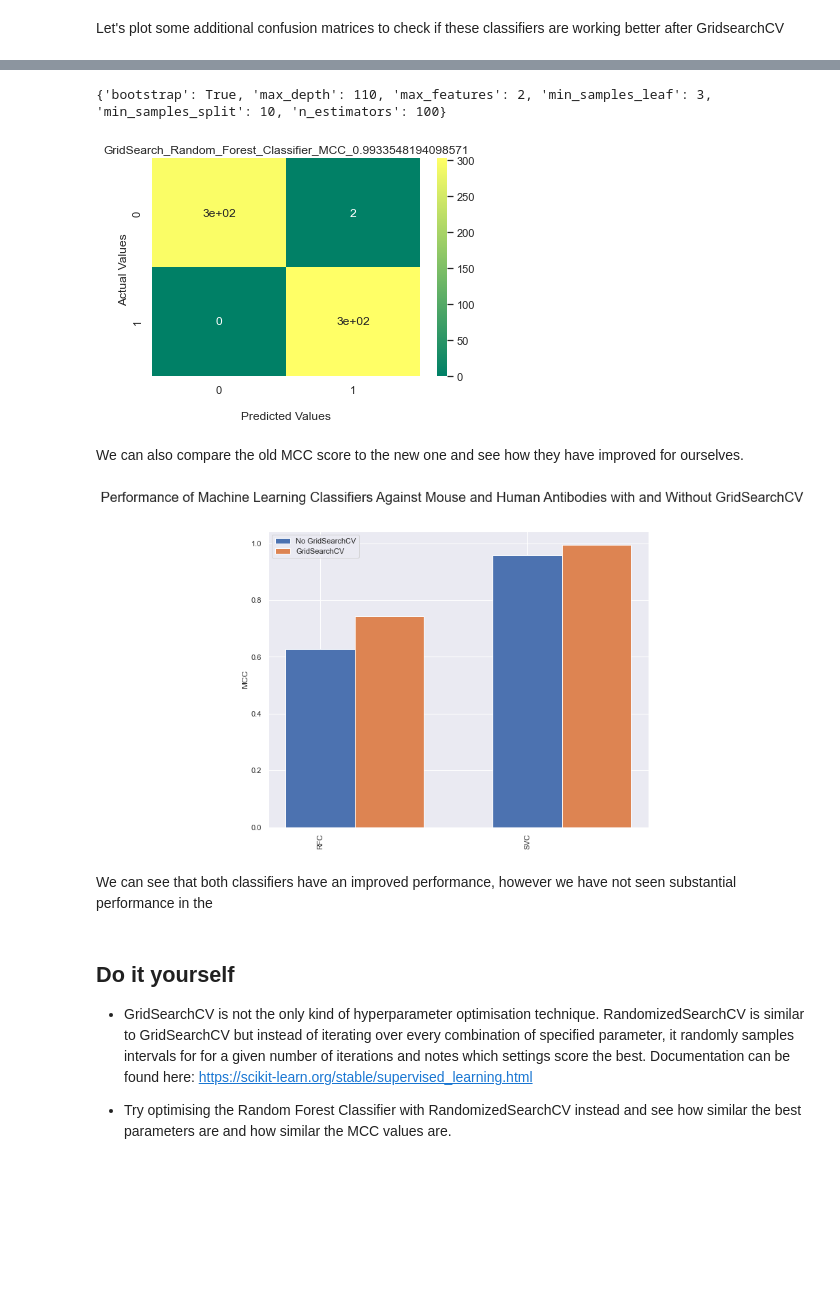
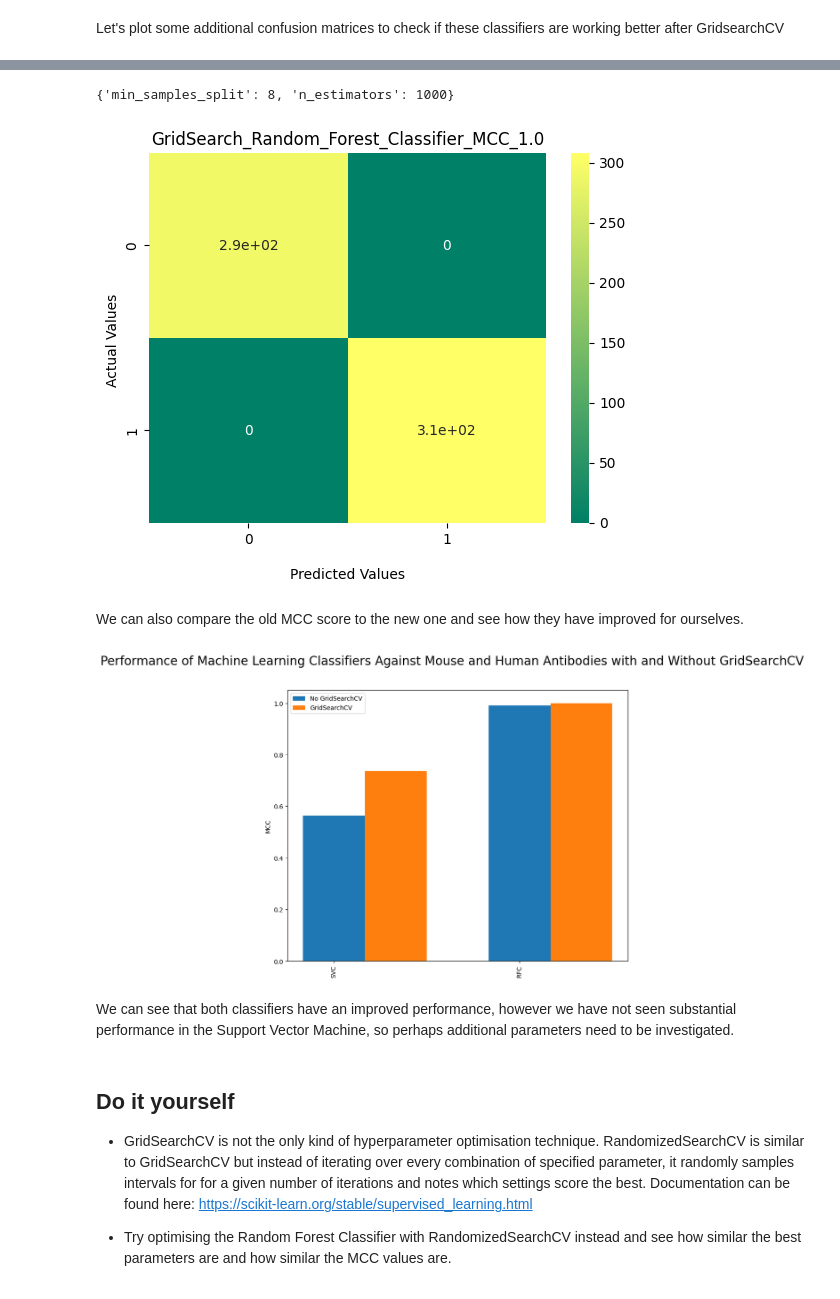
Before and after one commit to AdamTest24/Antibody_Materials, a Jupyter notebook: Mouse_0_Human_1_Clustering_Saba.ipynb, the cells around one changed output, grey strips where cells are left out. Saved outputs shown, nothing was run; the diff lists cells and outputs as text; code cells hidden in the pictures; blank space fills up the shorter version.

```diff
--- a/Mouse_0_Human_1_Clustering_Saba.ipynb
+++ b/Mouse_0_Human_1_Clustering_Saba.ipynb
@@ -204,12 +206,16 @@ Here is our list of classifiers that we will loop through to see which is the be
 # %%
 n=2
 RANDOM_SEED=42
+
+
+
+#    'KNeighbours': KNeighborsClassifier(2),
+ #   'Guassian':GaussianMixture(n_components=n),
+ #   'KMeans': KMeans(n_clusters=n) ,
+
 classifiers = {
-    'Guassian':GaussianMixture(n_components=n),
-    'KMeans': KMeans(n_clusters=n) ,
-    'KNeighbours': KNeighborsClassifier(2),
     'SVC':SVC(kernel="linear", C=0.025),
-   'SVC2': SVC(gamma=2, C=1),
+    'SVC2': SVC(gamma=2, C=1),
     'DecisionTree': DecisionTreeClassifier(max_depth=5),
     'RFC': RandomForestClassifier(max_depth=5, n_estimators=10, max_features=1),
     'MLPC': MLPClassifier(alpha=1, max_iter=1000),
@@ -243,11 +249,11 @@ for i in classifiers:
     y_predict1 = clf_1.predict(X_test)
     scoring = matthews_corrcoef(y_test, y_predict1)
     scores.append(scoring)
-    cf_matrix1 = confusion_matrix(y_test, y_predict1)
-    ax1 = sns.heatmap(cf_matrix1, annot=True, cmap='summer')
-    title = str(str(i) + "_MCC_"+str(scoring))
+    confusion_matrix = metrics.confusion_matrix(y_test, y_predict1)
+    ax1 = sns.heatmap(confusion_matrix, annot=True, cmap='summer')
+    title = str(i)
     ax1.set_title(title);
-    ax1.set_xlabel('Predicted Values')
+    ax1.set_xlabel('\nPredicted Values')
     ax1.set_ylabel('Actual Values ');
     plt.show()
 # %% [output]
@@ -289,9 +292,8 @@ It is important to know that not all classifiers have the capacity for GridSearc
 N.B. These processes will likely take a few minutes.
 # %%
 ##GridsearchCV of SVC Model####
-param_grid = {'C':[1,10,100,1000],
-              'gamma':[2,1,0.1,0.001],
-              'kernel':['linear','rbf']
+param_grid = {'C':[1],
+              'gamma':[1,0.001],
 }
 
 svc = SVC()
@@ -322,12 +308,8 @@ KeyboardInterrupt:
 ##GridsearchCV of RFC Model####
 
 param_grid = {
-    'bootstrap': [True],
-    'max_depth': [80, 90, 100, 110],
-    'max_features': [2, 3],
-    'min_samples_leaf': [3, 4, 5],
-    'min_samples_split': [8, 10, 12],
-    'n_estimators': [100, 200, 300, 1000]
+    'min_samples_split': [8, 12],
+    'n_estimators': [100, 1000]
 }
 # Create a based model
 rf = RandomForestClassifier()
@@ -352,19 +343,19 @@ plt.show()
 # %%
 ##Plot RFC GRID SEARCH CONFUSION MATRIX###
 
 print(rf_grid_search.best_params_) ##Print the parameters which achieved the best score
 y_predict1 = rf_grid_search.predict(X_test)
 rf_grid_search_scoring = matthews_corrcoef(y_test, y_predict1)
-cf_matrix1 = confusion_matrix(y_test, y_predict1)
+cf_matrix1 = metrics.confusion_matrix(y_test, y_predict1)
 ax1 = sns.heatmap(cf_matrix1, annot=True, cmap='summer')
 title = str("GridSearch_Random_Forest_Classifier_MCC_"+str(rf_grid_search_scoring))
 ax1.set_title(title);
 ax1.set_xlabel('\nPredicted Values')
 ax1.set_ylabel('Actual Values ');
 plt.show()
 # %% [output]
-{'bootstrap': True, 'max_depth': 110, 'max_features': 2, 'min_samples_leaf': 3, 'min_samples_split': 10, 'n_estimators': 100}
+{'min_samples_split': 8, 'n_estimators': 1000}
-[figure, old version]
+[figure, new version]
 # %% [markdown]
 We can also compare the old MCC score to the new one and see how they have improved for ourselves.
 # %%
@@ -392,9 +383,9 @@ ax.legend()
 plt.legend()
 plt.show()
 # %% [output]
-[figure, old version]
+[figure, new version]
 # %% [markdown]
-We can see that both classifiers have an improved performance, however we have not seen substantial performance in the
+We can see that both classifiers have an improved performance, however we have not seen substantial performance in the Support Vector Machine, so perhaps additional parameters need to be investigated.
 # %% [markdown]
 ## Do it yourself
 
```
Also changed, not shown: parts of 15 cells of this notebook.
